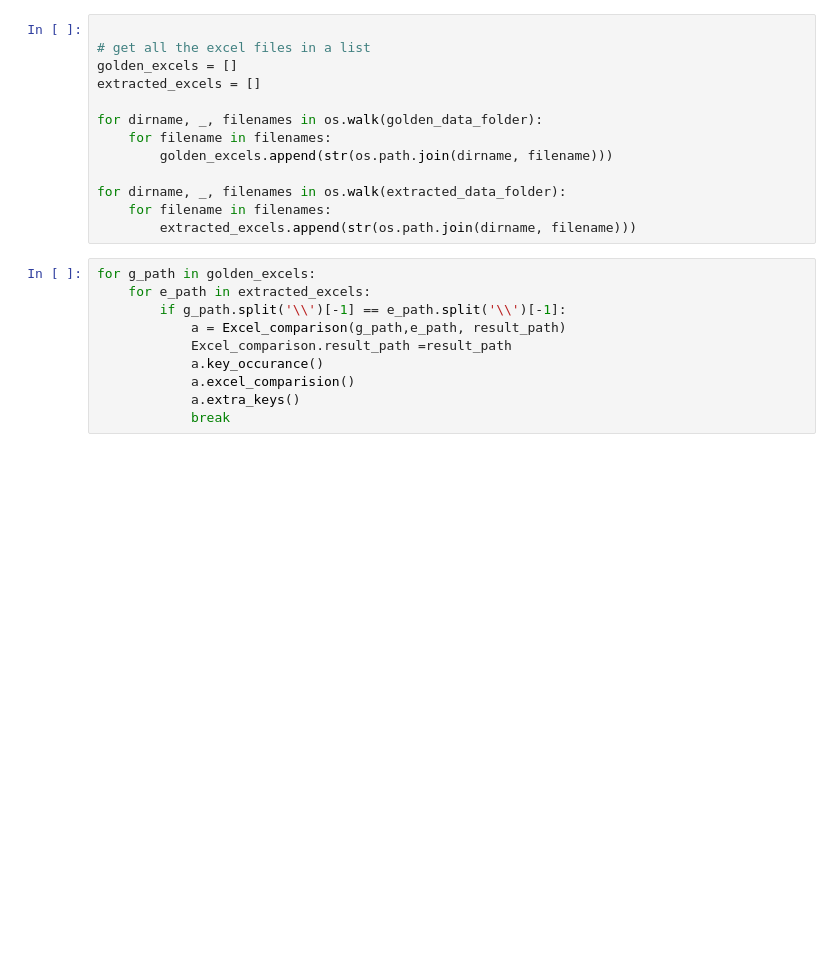
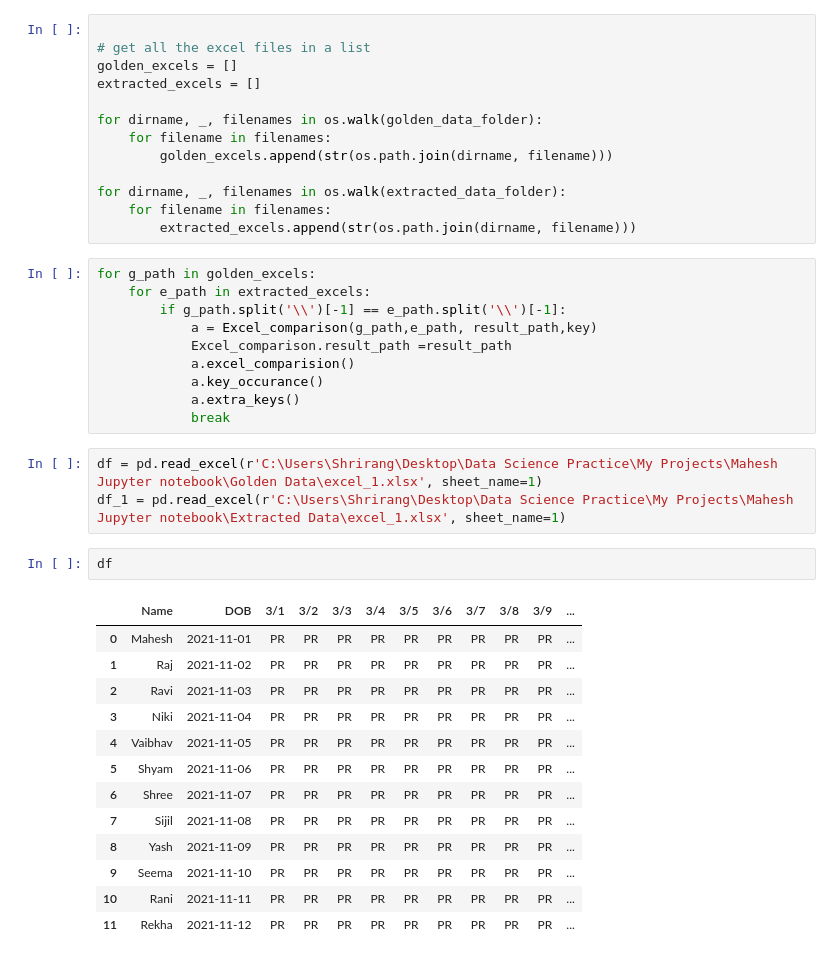
Before and after one commit to shrirangdixit/excel_key_pair_checking, a Jupyter notebook: Shuffle.ipynb, the cells around one changed output. Drawn from its saved outputs; the diff is of its cells as text; blank space fills up the shorter version.

```diff
--- a/Shuffle.ipynb
+++ b/Shuffle.ipynb
@@ -122,9 +221,28 @@ for dirname, _, filenames in os.walk(extracted_data_folder):
 for g_path in golden_excels:
     for e_path in extracted_excels:
         if g_path.split('\\')[-1] == e_path.split('\\')[-1]:
-            a = Excel_comparison(g_path,e_path, result_path)
+            a = Excel_comparison(g_path,e_path, result_path,key)
             Excel_comparison.result_path =result_path
+            a.excel_comparision()
             a.key_occurance()
-            a.excel_comparision()
             a.extra_keys()
             break
+# %%
+df = pd.read_excel(r'C:\Users\Shrirang\Desktop\Data Science Practice\My Projects\Mahesh Jupyter notebook\Golden Data\excel_1.xlsx', sheet_name=1)
+df_1 = pd.read_excel(r'C:\Users\Shrirang\Desktop\Data Science Practice\My Projects\Mahesh Jupyter notebook\Extracted Data\excel_1.xlsx', sheet_name=1)
+# %%
+df
+# %% [output]
+|  | Name | DOB | 3/1 | 3/2 | 3/3 | 3/4 | 3/5 | 3/6 | 3/7 | 3/8 | 3/9 | ... |
+| 0 | Mahesh | 2021-11-01 | PR | PR | PR | PR | PR | PR | PR | PR | PR | ... |
+| 1 | Raj | 2021-11-02 | PR | PR | PR | PR | PR | PR | PR | PR | PR | ... |
+| 2 | Ravi | 2021-11-03 | PR | PR | PR | PR | PR | PR | PR | PR | PR | ... |
+| 3 | Niki | 2021-11-04 | PR | PR | PR | PR | PR | PR | PR | PR | PR | ... |
+| 4 | Vaibhav | 2021-11-05 | PR | PR | PR | PR | PR | PR | PR | PR | PR | ... |
+| 5 | Shyam | 2021-11-06 | PR | PR | PR | PR | PR | PR | PR | PR | PR | ... |
+| 6 | Shree | 2021-11-07 | PR | PR | PR | PR | PR | PR | PR | PR | PR | ... |
+| 7 | Sijil | 2021-11-08 | PR | PR | PR | PR | PR | PR | PR | PR | PR | ... |
+| 8 | Yash | 2021-11-09 | PR | PR | PR | PR | PR | PR | PR | PR | PR | ... |
+| 9 | Seema | 2021-11-10 | PR | PR | PR | PR | PR | PR | PR | PR | PR | ... |
+| 10 | Rani | 2021-11-11 | PR | PR | PR | PR | PR | PR | PR | PR | PR | ... |
+| 11 | Rekha | 2021-11-12 | PR | PR | PR | PR | PR | PR | PR | PR | PR | ... |
```
Also changed, not shown: parts of 7 cells of this notebook.
